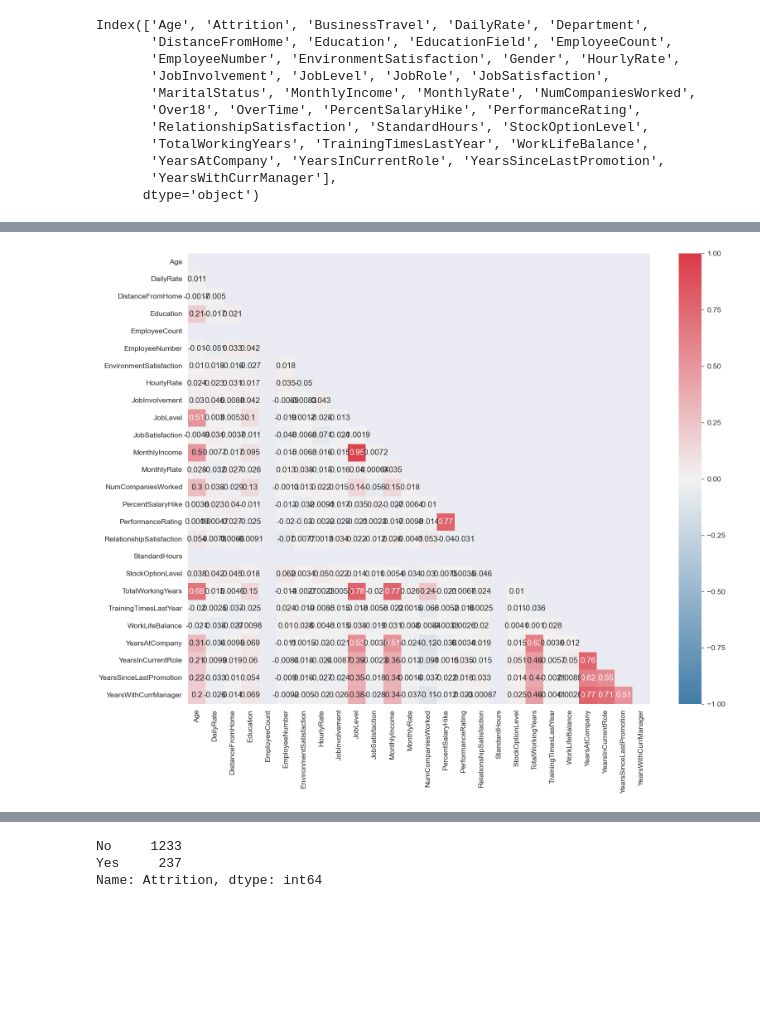
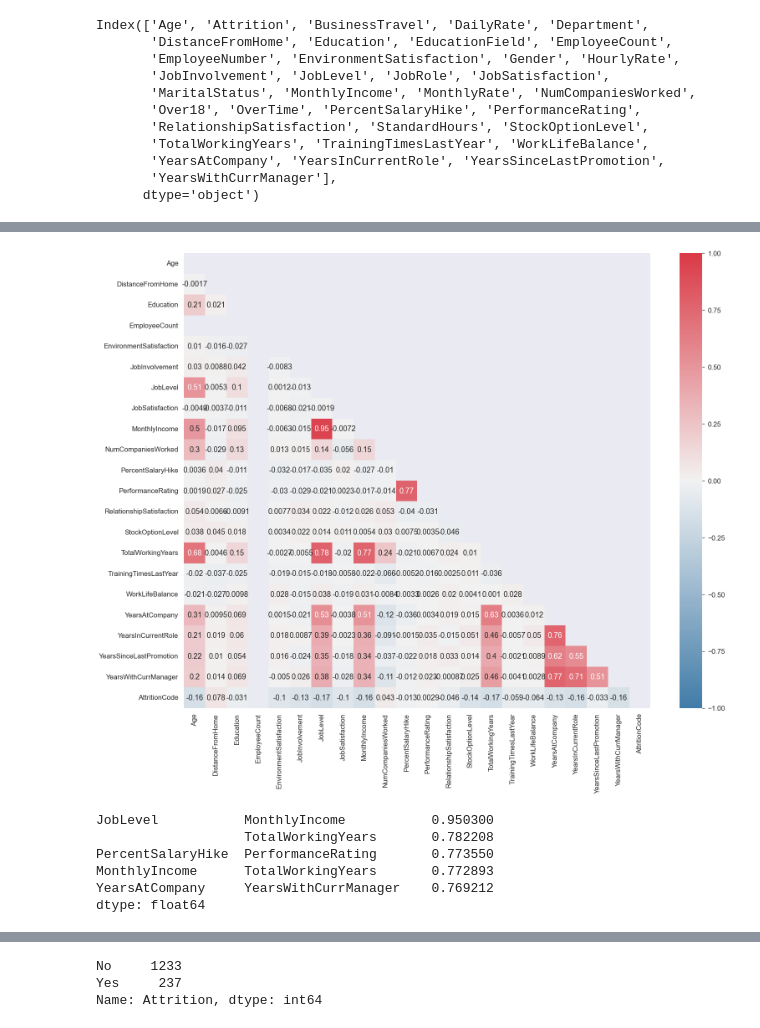
Before and after one commit to JDFDuarte/Attrition-Predictor, a Jupyter notebook: notebooks/template_notebook_Ella.ipynb, the cells around one changed output, grey strips where cells are left out. Cells and saved outputs as stored; diff of their text form; code cells hidden in the pictures; blank space fills up the shorter version.

```diff
--- a/notebooks/template_notebook_Ella.ipynb
+++ b/notebooks/template_notebook_Ella.ipynb
@@ -145,29 +143,4 @@ Index(['Age', 'Attrition', 'BusinessTravel', 'DailyRate', 'Department',
 ##columns to drop based on histogram plots: these column provide no additional informations: 'DailyRate','EmployeeNumber','HourlyRate','MonthlyRate','StandardHours'
 ##columns to drop after reviewing correlation numbers: MonthlyIncome, PercentSalaryHike, TotalWorkingYears
 # %%
-df=df_raw.drop(columns=['DailyRate','EmployeeNumber','HourlyRate','MonthlyRate','StandardHours','MonthlyIncome','TotalWorkingYears','PercentSalaryHike'])
+df=df_raw.drop(columns=['DailyRate','EmployeeNumber','HourlyRate','MonthlyRate','StandardHours','Over18'])
-# %%
-def encodeTravel(row):
-    if row['BusinessTravel'] =='Non-Travel':
-        return 1
-    if row['BusinessTravel']=='Travel_Rarely':
-        return 2
-    if row['BusinessTravel'] =='Travel_Frequently':
-        return 3
-def encodeGender(row):
-    if row['Gender'] =='Female':
-        return 1
-    if row['Gender']=='Male':
-        return 2
-def encodeStatus(row):
-    if row['MaritalStatus'] =='Single':
-        return 1
-    if row['MaritalStatus']=='Married':
-        return 2
-    if row['MaritalStatus']=='Divorced':
-        return 3
-df['TravelCode']=df.apply(lambda row: encodeTravel(row), axis=1)
-df['GenderCode']=df.apply(lambda row: encodeGender(row), axis=1)
-df['MaritalStatusCode']=df.apply(lambda row: encodeStatus(row), axis=1)
-# %%
-df=df_raw.drop(columns=['BusinessTravel','Gender','MaritalStatus'])
@@ -174,17 +173,41 @@ df=df_raw.drop(columns=['BusinessTravel','Gender','MaritalStatus'])
+# %%
+def encodeAttrition(row):
+    if row['Attrition'] =='No':
+        return 0
+    if row['Attrition']=='Yes':
+        return 1
+df['AttritionCode']=df.apply(lambda row: encodeAttrition(row), axis=1)
 # %%
 corr = df.corr(method='pearson')
 mask = np.triu(np.ones_like(corr, dtype=bool))
 cmap = sns.diverging_palette(240, 10, as_cmap=True)
-sns.set(font_scale=1.6)
+sns.set(font_scale=1.5)
 fig,ax=plt.subplots(figsize=(25,20))
 
 fig=sns.heatmap(
     corr,
     mask = mask,
     vmin = -1,
     vmax = 1,
     cmap = cmap,
     annot = True
 );
 # %% [output]
-[figure, old version]
+[figure, new version]
+# %%
+corr = df.corr()
+corr = corr.mask(corr.apply(lambda x: x.name == x.index))
+
+most_correlated = corr.abs(
+    ).unstack(
+        ).drop_duplicates(
+            ).sort_values(ascending = False)[:5]
+
+most_correlated
+# %% [output]
+JobLevel           MonthlyIncome           0.950300
+                   TotalWorkingYears       0.782208
+PercentSalaryHike  PerformanceRating       0.773550
+MonthlyIncome      TotalWorkingYears       0.772893
+YearsAtCompany     YearsWithCurrManager    0.769212
+dtype: float64
```
Also changed, not shown: parts of 19 cells of this notebook, 1 other file.
